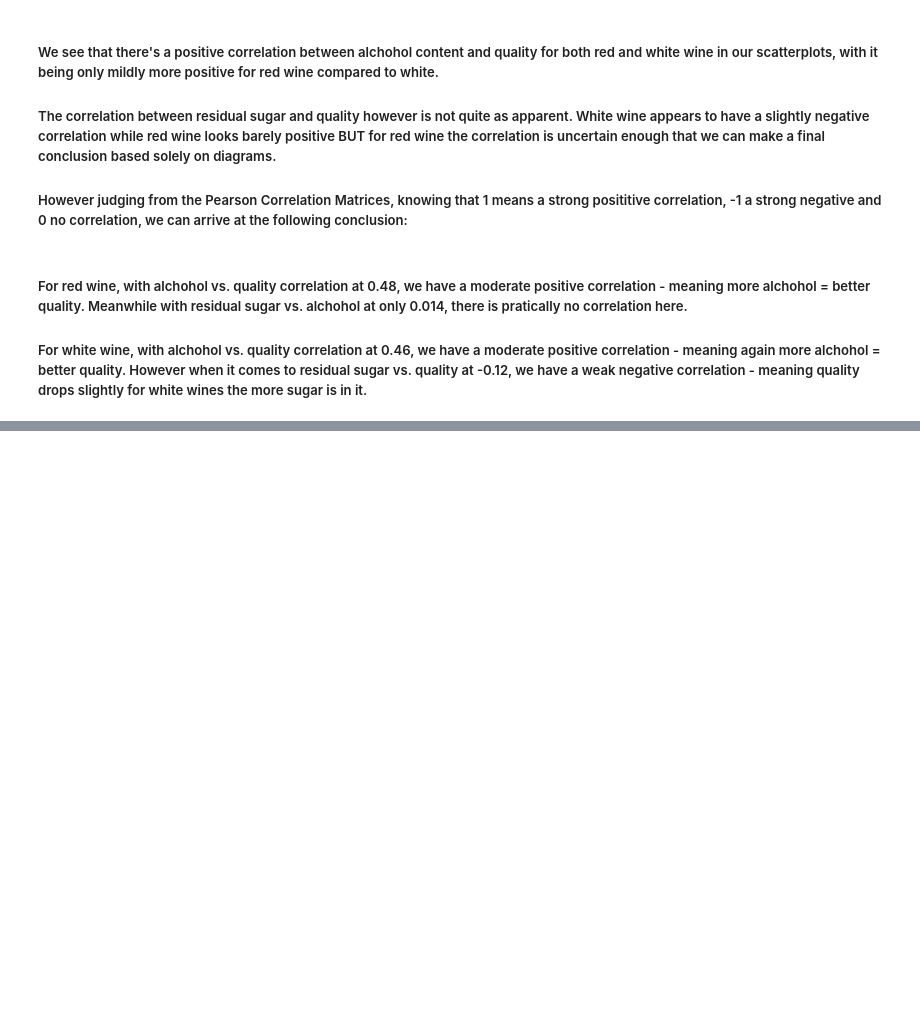
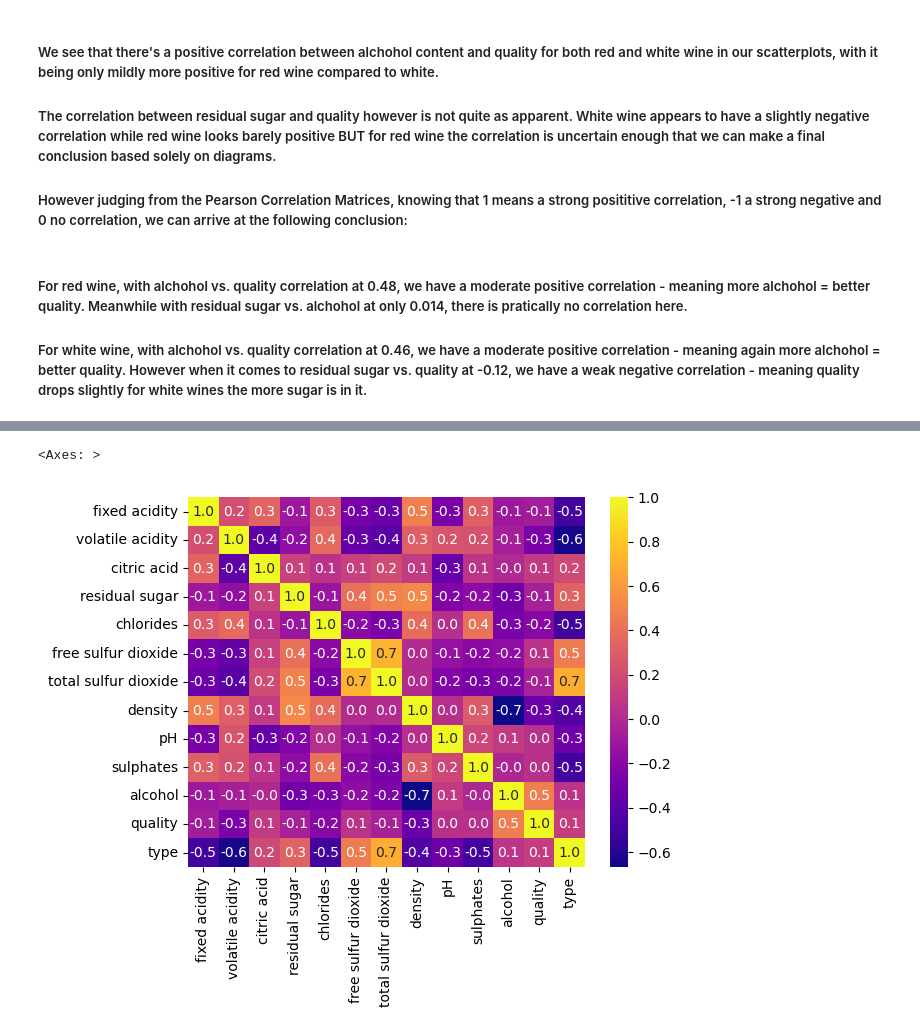
Before and after one commit to Nikolaj1992/MP1-Group9, a Jupyter notebook: MP-2/Code/Wine.ipynb, the cells around one changed output, grey strips where cells are left out. Drawn from its saved outputs; the diff is of its cells as text; code cells hidden in the pictures; blank space fills up the shorter version.

Commit message:
Made task 10 - still missing commentary
got the correlation matrix and heatmap up and running

```diff
--- a/MP-2/Code/Wine.ipynb
+++ b/MP-2/Code/Wine.ipynb
@@ -446,0 +465,2 @@ vs.correlation_heatmap(wine_df_outlier_gone)
+# %%
+matrix = wine_df_clean.corr()
@@ -446,0 +488,5 @@ vs.correlation_heatmap(wine_df_outlier_gone)
+# %%
+sbn.heatmap(matrix, cmap='plasma', annot=True, fmt=".1f")
+# %% [output]
+<Axes: >
+[figure, added]
```
Also changed, not shown: parts of 6 cells of this notebook.
